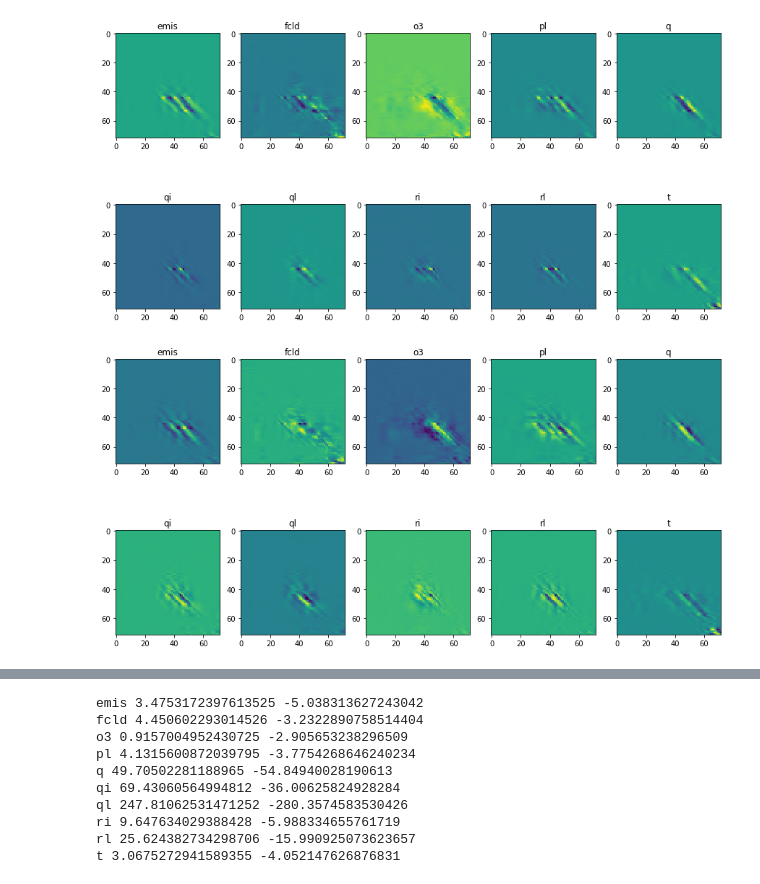
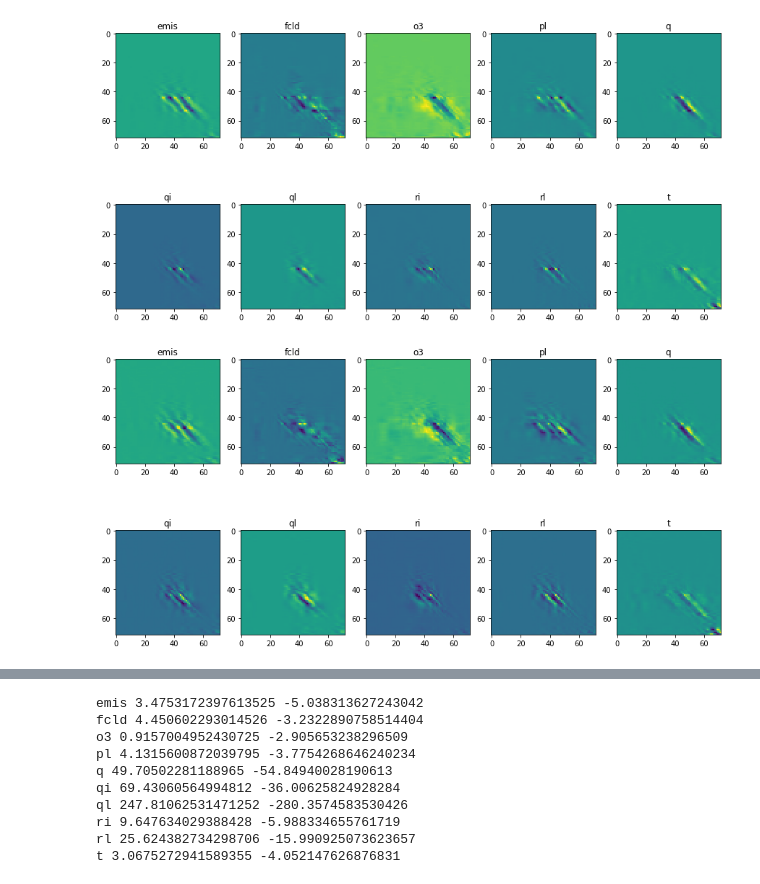
Before and after one commit to VIsh76/FLX_NN_emulation, a Jupyter notebook: Unet-Trainer.ipynb, the cells around one changed output, grey strips where cells are left out. Drawn from its saved outputs; the diff is of its cells as text; code cells hidden in the pictures.

```diff
--- a/Unet-Trainer.ipynb
+++ b/Unet-Trainer.ipynb
@@ -55,7 +55,7 @@ from generator import FC_Generator
 from utils import Load_FLX_dict, Plot_Batch, F_and_plots, Plot_triple_diff_separated
 from CST import CST
 
-data_folder=  'Data3'#sCST.Data_folder(CST)
+data_folder=  'Data2'#sCST.Data_folder(CST)
 model_folder = CST.Model_folder(CST)
 log_folder = CST.Log_folder(CST)
 ######
@@ -104,7 +102,7 @@ D2[0].fitonGen(fit_genator, axis=2)
 del(fit_genator)
 # %%
 # V
-V = [VarSuppression(['ts', 'frocean', 'frlake','frland','frlandice', 'frseaice'])]
+V = [VarSuppression(['ts'])]#, 'frocean', 'frlake','frland','frlandice', 'frseaice'])]
 
 ##### Full Preprocessing :
 FP = D + Klist + D2 + V
@@ -183,7 +181,7 @@ from keras.layers import Dropout
 import datetime
 
 lev=72
-reg=10e-5
+reg=1e-7
 list_of_filters_ae =  [[32, 64, 64, 128],
                        [30, 30, 50, 50, 128, 128],
                        [40, 10],
@@ -202,10 +200,12 @@ list_of_activations_ae =  [['elu', 'elu', 'elu', 'elu'],
                             ['elu', 'elu', 'elu', 'elu', 'elu', 'elu'],
                             ['elu', 'elu', 'linear']]
 
-params_ae = [0.01]
+#params_ae = [0.01]
+params_ae = [1]
+
 M_Up = Upsampler(avg=5, pooling=22, input_shape=(lev, in_channel))
 M_unet =  Unet_Act_Double(list_of_kernel_ae, list_of_filters_ae, list_of_activations_ae,
-                         params_ae, Div=3, lev=CST.lev(CST), in_channel=in_channel, reg=1e-7)
+                         params_ae, Div=3, lev=CST.lev(CST), in_channel=in_channel, reg=reg)
 #M_f =Divide_Substract(o_channel, list_of_filters_ae[-1][-1], lev=lev,reg=1e-7)
 #M_f.trainable = False
 
@@ -329,6 +343,6 @@ train_generator =  Full_Diff_Generator(folder='Data2/',
 # %%
 from utils import F_and_plots, Plot_diff
-M.load_weights('BestModels/Best_Unet_[double_output]_4epochs')
+M.load_weights('BestModels/Best_Unet(serveur)')
 
 i=np.random.randint(len(validation_generator))
 x,y=validation_generator[i]
@@ -433,9 +461,9 @@ Sep_Var_show(F,G0, header_x)
 [figure]
 # %%
 F=F_and_plots(figsize=(15,8), shape=(2,5))
-Sep_Var_show(F,J, header_x)
+Sep_Var_show(F,-J, header_x)
 # %% [output]
-[figure, old version]
+[figure, new version]
 # %%
 F=F_and_plots(figsize=(15,8), shape=(2,5))
 Sep_Var_show(F,10000*J+G0, header_x)
```
Also changed, not shown: parts of 23 cells of this notebook, 22 other files.
